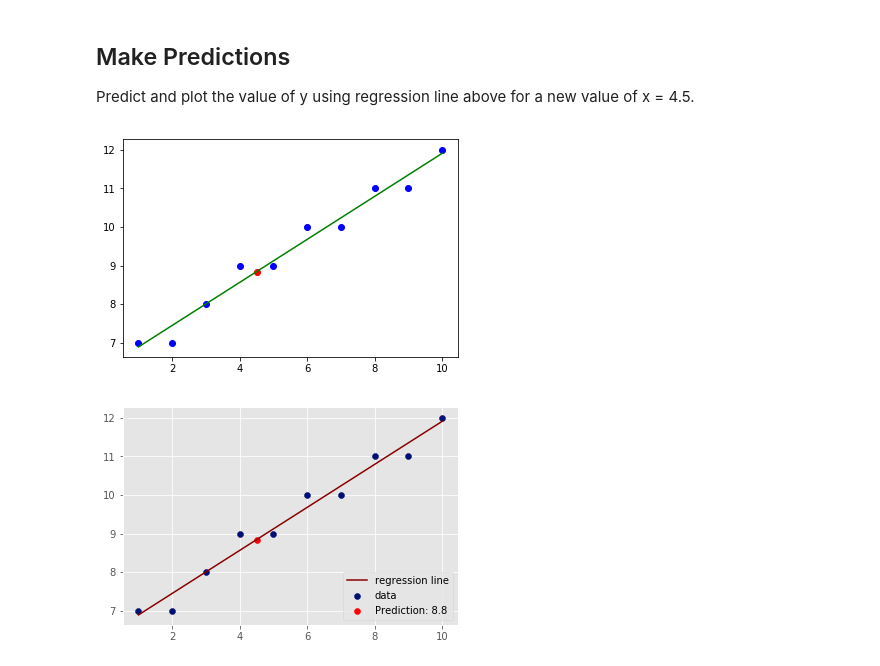
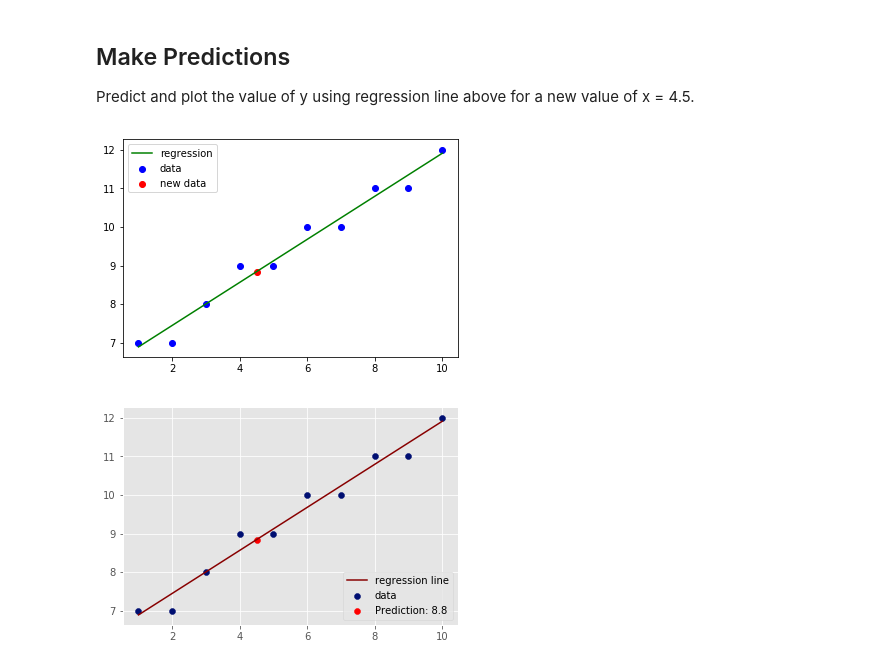
Before and after one commit to mandoiwanaga/dsc-0-10-10-complete-regression-seattle-ds-career-040119, a Jupyter notebook: index.ipynb, the cells around one changed output. Cells and saved outputs as stored; diff of their text form; code cells hidden in the pictures.

```diff
--- a/index.ipynb
+++ b/index.ipynb
@@ -147,15 +147,15 @@ Predict and plot the value of y using regression line above for a new value of x
 # %%
 # Make prediction using given value and visualize on the scatter plot
 x_new = 4.5
 y_new = m*x_new+b
 
 plt.scatter(X,Y, color='b', label='data')
 plt.plot(X, Y_pred, color='g', label='regression')
 plt.scatter(x_new, y_new, color='r', label='new data')
-
+plt.legend()
 plt.show()
 # %% [output]
-[figure, old version]
+[figure, new version]
 # %%
 # %% [output]
 [figure]
```
